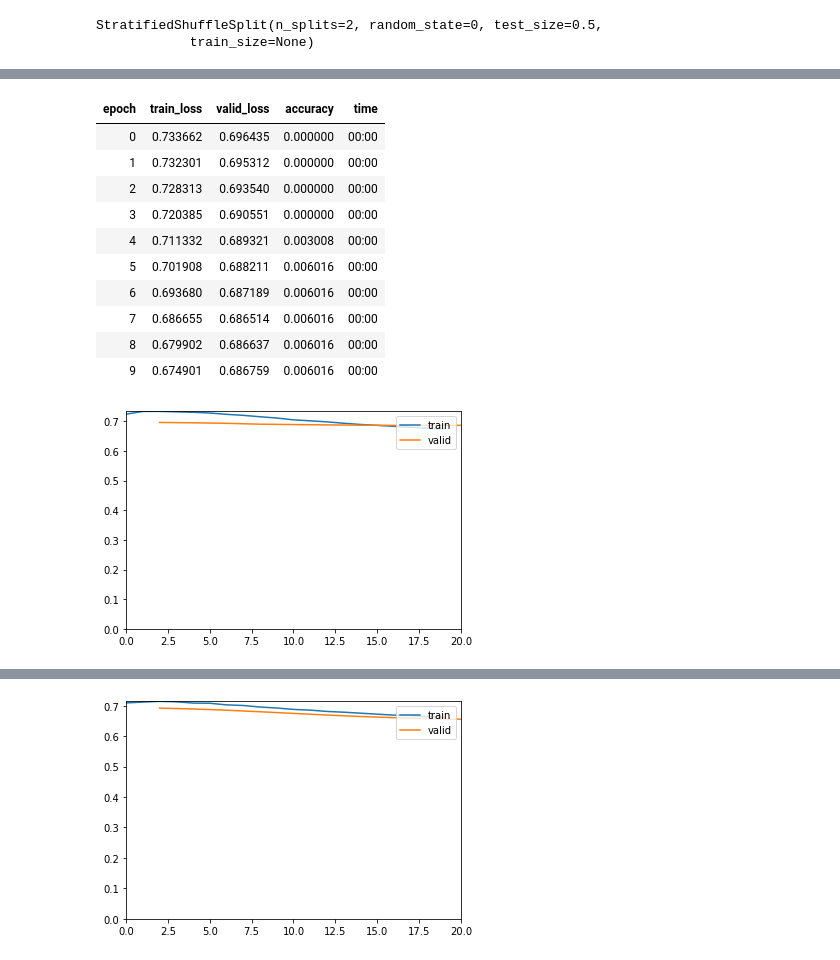
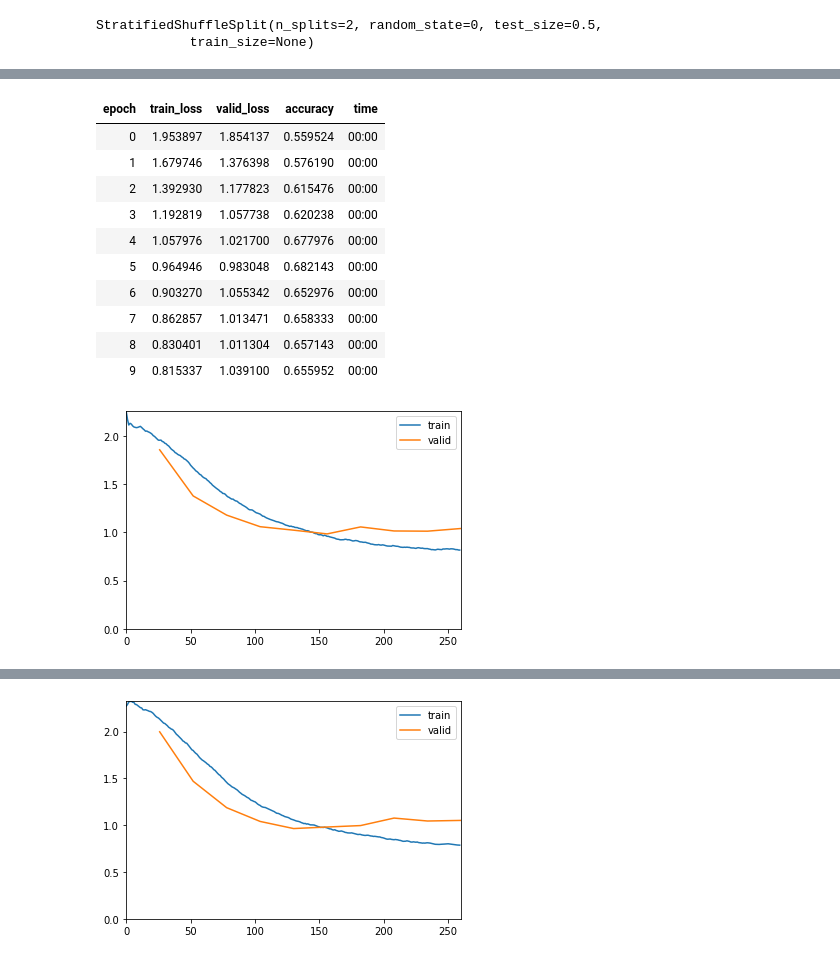
Before and after one commit to Colorado-Mesa-University-Cybersecurity/DeepLearning-TorTraffic, a Jupyter notebook: notebooks/Fast-AI Unbalanced Scenario B .ipynb, the cells around one changed output, grey strips where cells are left out. Drawn from its saved outputs; the diff is of its cells as text; code cells hidden in the pictures.

```diff
--- a/notebooks/Fast-AI Unbalanced Scenario B .ipynb
+++ b/notebooks/Fast-AI Unbalanced Scenario B .ipynb
@@ -268,13 +264,13 @@ df_dep_var = 'class1'
 cont_names = list(set(df_data.columns) - set([df_dep_var]))
 # %%
 for train_idx, test_idx in sss.split(df_data.index, df_data[df_dep_var]):
-    data_fold = (TabularList.from_df(df_data, path=dataPath, cont_names=cont_names, procs=procs)
+    data_fold = (TabularList.from_df(df_data, path=filepath, cont_names=cont_names, procs=procs)
                      .split_by_idxs(train_idx, test_idx)
                      .label_from_df(cols=df_dep_var)
                      .databunch())
     # create model and learn
     model = tabular_learner(data_fold, layers=[50, 20], metrics=accuracy, callback_fns=ShowGraph)
     model.fit_one_cycle(cyc_len=10) #
-    model.save('{}.model'.format(os.path.basename(filepath)))
+    #model.save('{}.model'.format(os.path.basename(filepath)))
 # %% [output]
 | epoch | train_loss | valid_loss | accuracy | time |
@@ -318,15 +314,15 @@ interp.plot_confusion_matrix()
 print('relevant libraries uploaded')
 
 # Choose your own filepath for arff file
-filepath = 'CICDataSet-TOR/Scenario-B/TimeBasedFeatures-30s-Layer2.arff'
-raw_data = loadarff(filepath)
-
+filepath = 'CICDataSet-TOR/Scenario-B/TimeBasedFeatures-30s-Layer2.csv'
+#raw_data = loadarff(filepath)
+df_data = pd.read_csv(filepath)
 # Converting arff file into pandas dataframe
-df_data = pd.DataFrame(raw_data[0])
+#df_data = pd.DataFrame(raw_data[0])
 
 # Now, you can perform pandas methods if it is easy enough for you
-print(df_data['class1'].value_counts())
-column_name = list(df_data.columns)
-print(column_name)
+#print(df_data['class1'].value_counts())
+#column_name = list(df_data.columns)
+#print(column_name)
 # %% [output]
 relevant libraries uploaded
@@ -345,13 +331,13 @@ df_dep_var = 'class1'
 cont_names = list(set(df_data.columns) - set([df_dep_var]))
 # %%
 for train_idx, test_idx in sss.split(df_data.index, df_data[df_dep_var]):
-    data_fold = (TabularList.from_df(df_data, path=dataPath, cont_names=cont_names, procs=procs)
+    data_fold = (TabularList.from_df(df_data, path=filepath, cont_names=cont_names, procs=procs)
                      .split_by_idxs(train_idx, test_idx)
                      .label_from_df(cols=df_dep_var)
                      .databunch())
     # create model and learn
     model = tabular_learner(data_fold, layers=[50, 20], metrics=accuracy, callback_fns=ShowGraph)
     model.fit_one_cycle(cyc_len=10) #
-    model.save('{}.model'.format(os.path.basename(filepath)))
+    #model.save('{}.model'.format(os.path.basename(filepath)))
 # %% [output]
 | epoch | train_loss | valid_loss | accuracy | time |
@@ -395,15 +381,15 @@ interp.plot_confusion_matrix()
 print('relevant libraries uploaded')
 
 # Choose your own filepath for arff file
-filepath = 'CICDataSet-TOR/Scenario-B/TimeBasedFeatures-30s-Layer2-15.arff'
-raw_data = loadarff(filepath)
-
+filepath = 'CICDataSet-TOR/Scenario-B/TimeBasedFeatures-15s-Layer2.csv'
+#raw_data = loadarff(filepath)
+df_data = pd.read_csv(filepath)
 # Converting arff file into pandas dataframe
-df_data = pd.DataFrame(raw_data[0])
+#df_data = pd.DataFrame(raw_data[0])
 
 # Now, you can perform pandas methods if it is easy enough for you
-print(df_data['class1'].value_counts())
-column_name = list(df_data.columns)
-print(column_name)
+#print(df_data['class1'].value_counts())
+#column_name = list(df_data.columns)
+#print(column_name)
 # %% [output]
 relevant libraries uploaded
@@ -422,25 +398,25 @@ df_dep_var = 'class1'
 cont_names = list(set(df_data.columns) - set([df_dep_var]))
 # %%
 for train_idx, test_idx in sss.split(df_data.index, df_data[df_dep_var]):
-    data_fold = (TabularList.from_df(df_data, path=dataPath, cont_names=cont_names, procs=procs)
+    data_fold = (TabularList.from_df(df_data, path=filepath, cont_names=cont_names, procs=procs)
                      .split_by_idxs(train_idx, test_idx)
                      .label_from_df(cols=df_dep_var)
                      .databunch())
     # create model and learn
     model = tabular_learner(data_fold, layers=[50, 20], metrics=accuracy, callback_fns=ShowGraph)
     model.fit_one_cycle(cyc_len=10) #
-    model.save('{}.model'.format(os.path.basename(filepath)))
+    #model.save('{}.model'.format(os.path.basename(filepath)))
 # %% [output]
 | epoch | train_loss | valid_loss | accuracy | time |
-| 0 | 0.733662 | 0.696435 | 0.000000 | 00:00 |
-| 1 | 0.732301 | 0.695312 | 0.000000 | 00:00 |
-| 2 | 0.728313 | 0.693540 | 0.000000 | 00:00 |
-| 3 | 0.720385 | 0.690551 | 0.000000 | 00:00 |
-| 4 | 0.711332 | 0.689321 | 0.003008 | 00:00 |
-| 5 | 0.701908 | 0.688211 | 0.006016 | 00:00 |
-| 6 | 0.693680 | 0.687189 | 0.006016 | 00:00 |
-| 7 | 0.686655 | 0.686514 | 0.006016 | 00:00 |
-| 8 | 0.679902 | 0.686637 | 0.006016 | 00:00 |
-| 9 | 0.674901 | 0.686759 | 0.006016 | 00:00 |
+| 0 | 1.953897 | 1.854137 | 0.559524 | 00:00 |
+| 1 | 1.679746 | 1.376398 | 0.576190 | 00:00 |
+| 2 | 1.392930 | 1.177823 | 0.615476 | 00:00 |
+| 3 | 1.192819 | 1.057738 | 0.620238 | 00:00 |
+| 4 | 1.057976 | 1.021700 | 0.677976 | 00:00 |
+| 5 | 0.964946 | 0.983048 | 0.682143 | 00:00 |
+| 6 | 0.903270 | 1.055342 | 0.652976 | 00:00 |
+| 7 | 0.862857 | 1.013471 | 0.658333 | 00:00 |
+| 8 | 0.830401 | 1.011304 | 0.657143 | 00:00 |
+| 9 | 0.815337 | 1.039100 | 0.655952 | 00:00 |
-[figure, old version]
+[figure, new version]
 | epoch | train_loss | valid_loss | accuracy | time |
@@ -457,4 +433,4 @@ for train_idx, test_idx in sss.split(df_data.index, df_data[df_dep_var]):
-[figure, old version]
+[figure, new version]
 # %%
 loss, acc = model.validate()
 print('loss {}: accuracy: {:.2f}%'.format(loss, acc*100))
```
Also changed, not shown: parts of 62 cells of this notebook, 1 other file.
